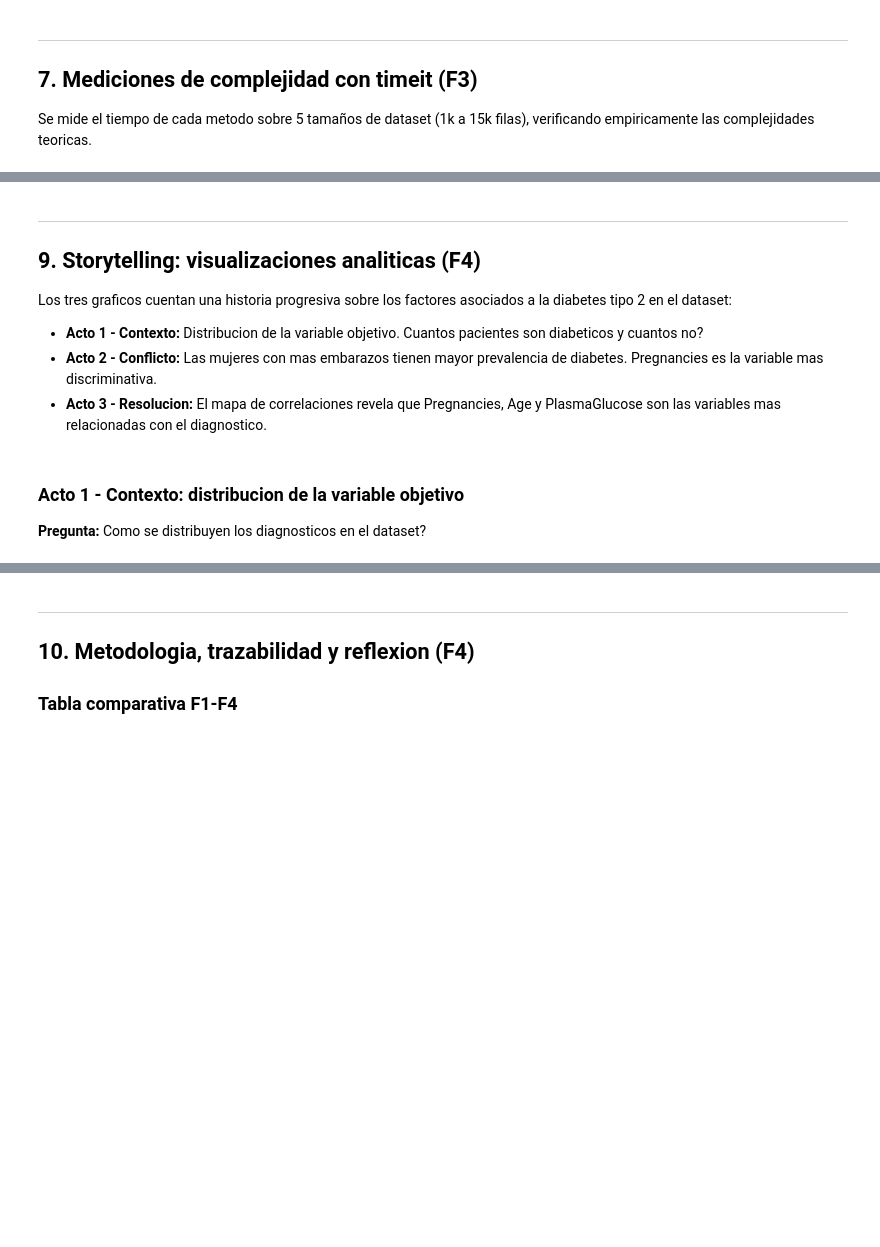
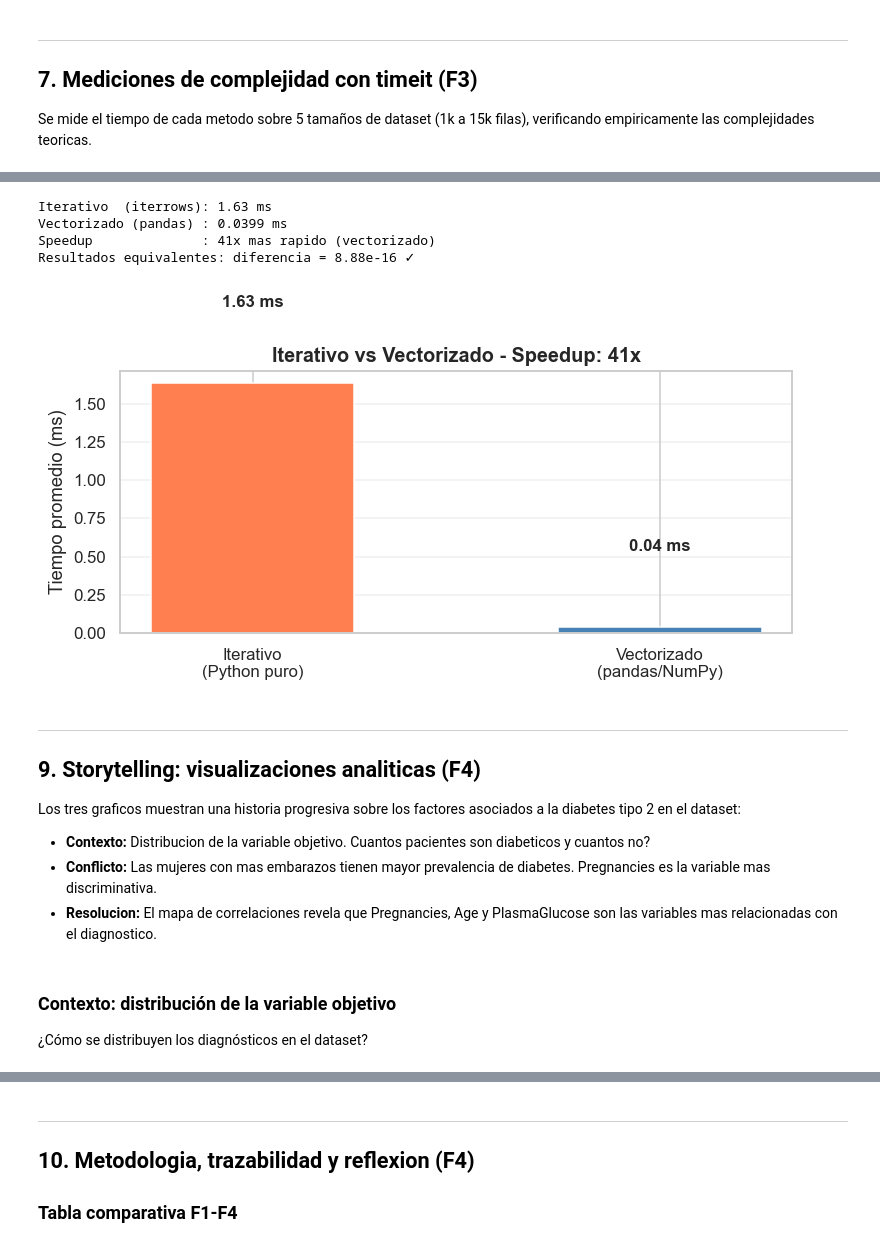
Before and after one commit to DanielParavel/proyecto-grupo4-mcdi500, a Jupyter notebook: notebooks/F4/F4_Modelado.ipynb, the cells around one changed output, grey strips where cells are left out. Saved outputs shown, nothing was run; the diff lists cells and outputs as text; code cells hidden in the pictures; blank space fills up the shorter version.

```diff
--- a/notebooks/F4/F4_Modelado.ipynb
+++ b/notebooks/F4/F4_Modelado.ipynb
@@ -340,6 +490,7 @@ Dos implementaciones del calculo de media. El speedup cuantifica la ventaja de d
 # %%
+
+# IMPLEMENTACIÓN A: bucle iterativo (fila por fila)
 def calcular_media_iterativo(df, col):
-    'Calcula la media iterando fila por fila. O(n) con overhead Python.'
     total = 0.0
     n = 0
     for valor in df[col]:
@@ -348,50 +499,54 @@ def calcular_media_iterativo(df, col):
     return total / n if n > 0 else 0.0
 
 def calcular_media_vectorizado(df, col):
-    'Calcula la media con operacion vectorizada. O(n) delegado a C.'
     return df[col].mean()
 
 col_test = 'PlasmaGlucose'
 n_reps   = 50
 
 t_iter = timeit.timeit(lambda: calcular_media_iterativo(df, col_test),  number=n_reps) / n_reps
 t_vect = timeit.timeit(lambda: calcular_media_vectorizado(df, col_test), number=n_reps) / n_reps
 
 r_iter = calcular_media_iterativo(df, col_test)
 r_vect = calcular_media_vectorizado(df, col_test)
 assert abs(r_iter - r_vect) < 1e-10, "ERROR: resultados distintos"
 
 speedup = t_iter / t_vect
 print(f"Iterativo  (iterrows): {t_iter*1000:.2f} ms")
 print(f"Vectorizado (pandas) : {t_vect*1000:.4f} ms")
 print(f"Speedup              : {speedup:.0f}x mas rapido (vectorizado)")
 print(f"Resultados equivalentes: diferencia = {abs(r_iter - r_vect):.2e} ✓")
 
 fig, ax = plt.subplots(figsize=(7, 4))
 ax.bar(['Iterativo\n(Python puro)', f'Vectorizado\n(pandas/NumPy)'],
        [t_iter * 1000, t_vect * 1000], color=['coral', 'steelblue'], width=0.5)
 ax.set_ylabel('Tiempo promedio (ms)')
 ax.set_title(f'Iterativo vs Vectorizado - Speedup: {speedup:.0f}x')
 for i, v in enumerate([t_iter * 1000, t_vect * 1000]):
     ax.text(i, v + 0.5, f'{v:.2f} ms', ha='center', fontweight='bold')
 ax.grid(True, alpha=0.3, axis='y')
 plt.tight_layout()
 plt.show()
+# %% [output]
+Iterativo  (iterrows): 1.63 ms
+Vectorizado (pandas) : 0.0399 ms
+Speedup              : 41x mas rapido (vectorizado)
+Resultados equivalentes: diferencia = 8.88e-16 ✓
+[figure, added]
 # %% [markdown]
 <a id="seccion-9"></a>
 
 ---
 ## 9. Storytelling: visualizaciones analiticas (F4)
 
-Los tres graficos cuentan una historia progresiva sobre los factores asociados a la diabetes tipo 2 en el dataset:
+Los tres graficos muestran una historia progresiva sobre los factores asociados a la diabetes tipo 2 en el dataset:
 
-- **Acto 1 - Contexto:** Distribucion de la variable objetivo. Cuantos pacientes son diabeticos y cuantos no?
-- **Acto 2 - Conflicto:** Las mujeres con mas embarazos tienen mayor prevalencia de diabetes. Pregnancies es la variable mas discriminativa.
-- **Acto 3 - Resolucion:** El mapa de correlaciones revela que Pregnancies, Age y PlasmaGlucose son las variables mas relacionadas con el diagnostico.
+- **Contexto:** Distribucion de la variable objetivo. Cuantos pacientes son diabeticos y cuantos no?
+- **Conflicto:** Las mujeres con mas embarazos tienen mayor prevalencia de diabetes. Pregnancies es la variable mas discriminativa.
+- **Resolucion:** El mapa de correlaciones revela que Pregnancies, Age y PlasmaGlucose son las variables mas relacionadas con el diagnostico.
 # %% [markdown]
-### Acto 1 - Contexto: distribucion de la variable objetivo
-
-**Pregunta:** Como se distribuyen los diagnosticos en el dataset?
+### Contexto: distribución de la variable objetivo
+¿Cómo se distribuyen los diagnósticos en el dataset?
 # %%
 fig, axes = plt.subplots(1, 2, figsize=(12, 5))
 
```
Also changed, not shown: parts of 26 cells of this notebook, 4 other files.
